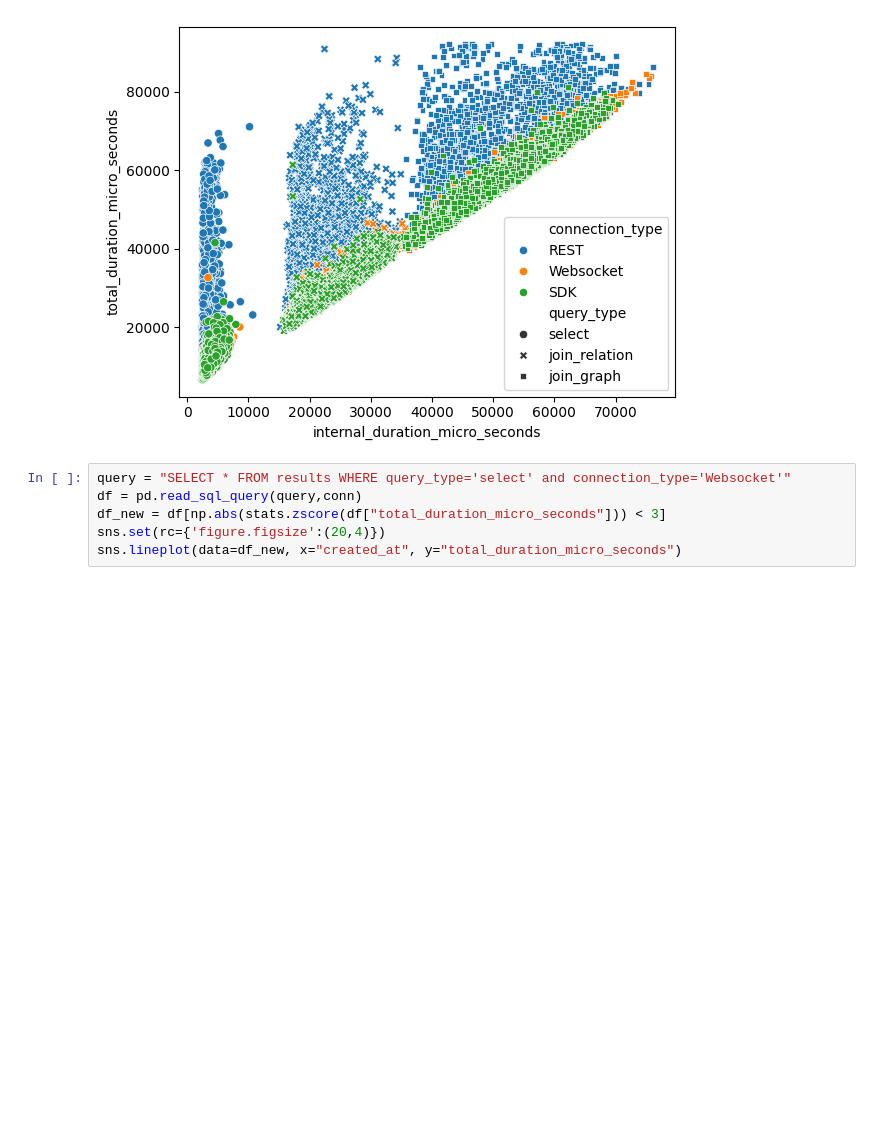
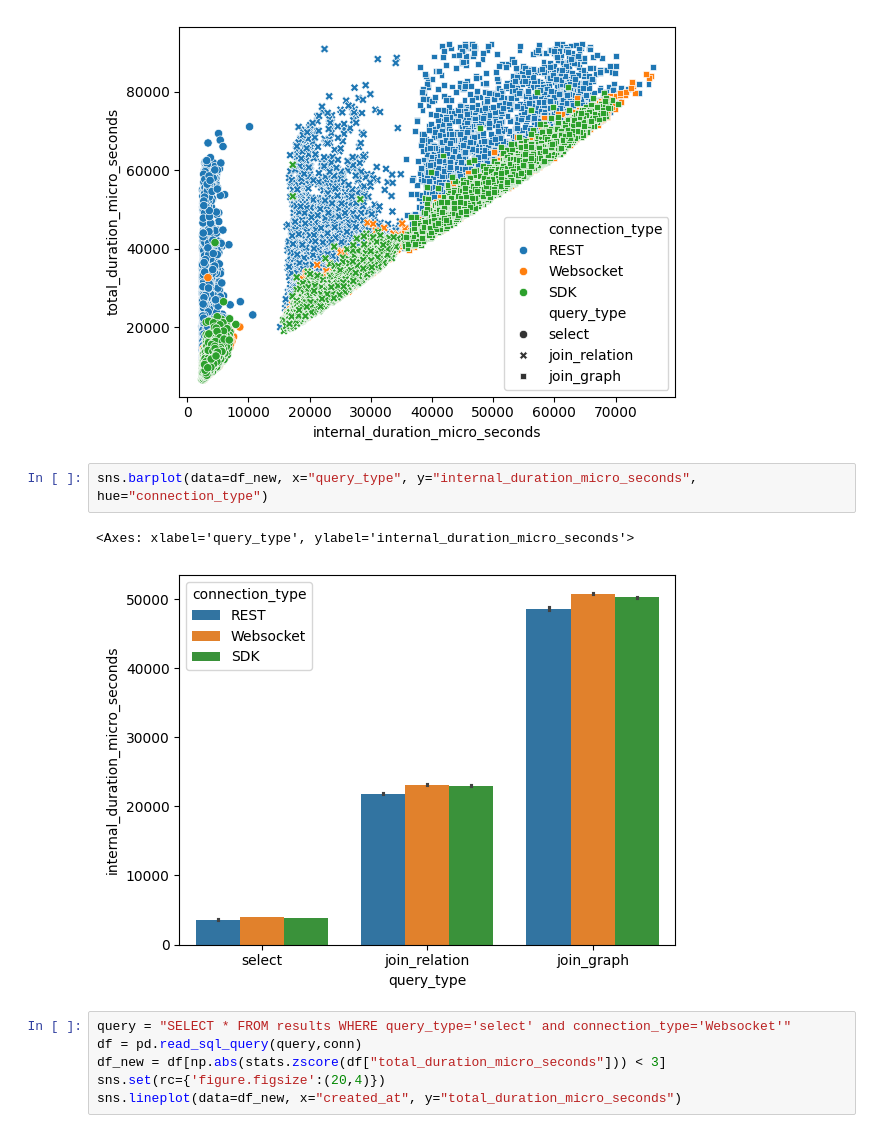
Before and after one commit to peppasd/surrealdb-benchmark, a Jupyter notebook: analysis/analysis.ipynb, the cells around one changed output. Saved outputs shown, nothing was run; the diff lists cells and outputs as text; blank space fills up the shorter version.

```diff
--- a/analysis/analysis.ipynb
+++ b/analysis/analysis.ipynb
@@ -113,6 +114,11 @@ sns.scatterplot(data=df_new, x="internal_duration_micro_seconds", y="total_durat
 # %% [output]
 <Axes: xlabel='internal_duration_micro_seconds', ylabel='total_duration_micro_seconds'>
 [figure]
+# %%
+sns.barplot(data=df_new, x="query_type", y="internal_duration_micro_seconds", hue="connection_type")
+# %% [output]
+<Axes: xlabel='query_type', ylabel='internal_duration_micro_seconds'>
+[figure, added]
 # %%
 query = "SELECT * FROM results WHERE query_type='select' and connection_type='Websocket'"
 df = pd.read_sql_query(query,conn)
```
Also changed, not shown: parts of 2 cells of this notebook.
